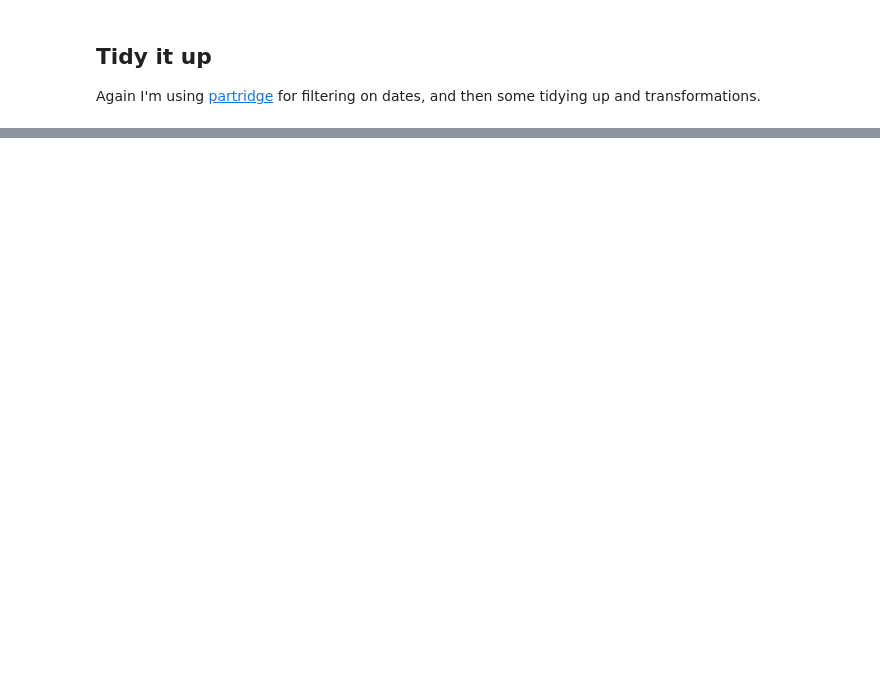
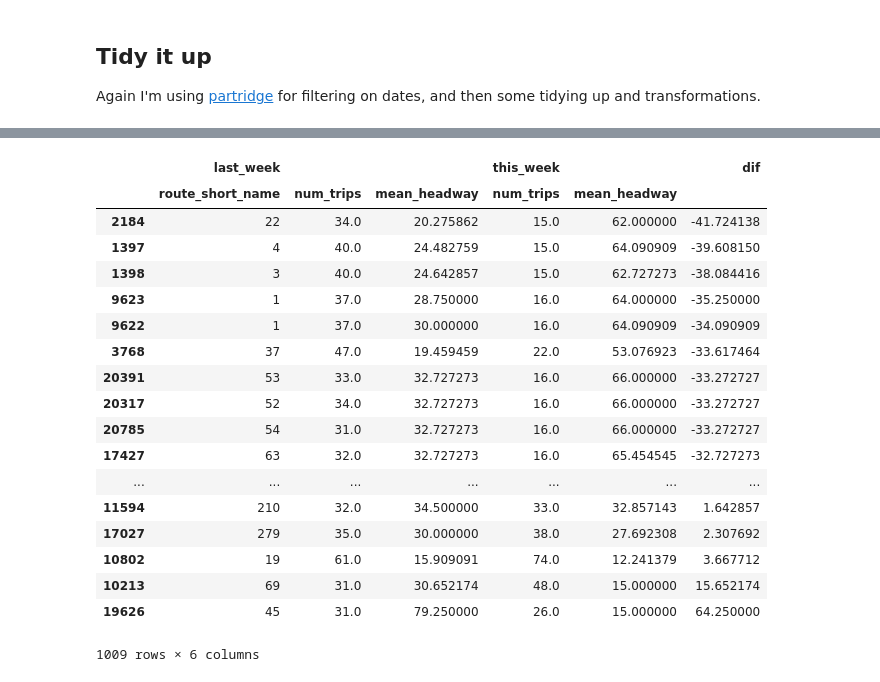
Before and after one commit to cjer/open-bus-explore, a Jupyter notebook: openbus_5_changes.ipynb, the cells around one changed output, grey strips where cells are left out. Saved outputs shown, nothing was run; the diff lists cells and outputs as text; code cells hidden in the pictures; blank space fills up the shorter version.

```diff
--- a/openbus_5_changes.ipynb
+++ b/openbus_5_changes.ipynb
@@ -376,0 +569,5 @@ See you soon when I test [GTFS best practices](http://gtfs.org/best-practices) o
+# %%
+# Add shape_dist_traveled column to stop times
+
+feed = feed.append_dist_to_stop_times(trip_stats)
+feed.stop_times.head().T
@@ -376,0 +584,9 @@ See you soon when I test [GTFS best practices](http://gtfs.org/best-practices) o
+# %%
+# Choose study dates
+
+#week = feed.get_first_week()
+#dates = [week[4], week[6]]  # First Friday and Sunday
+dates = ['20180502', '20180503']
+# %%
+route_stats = feed.compute_route_stats(trip_stats, dates )
+route_stats.head().T
@@ -376,0 +611,6 @@ See you soon when I test [GTFS best practices](http://gtfs.org/best-practices) o
+# %%
+feed_lw = gt.read_gtfs(LOCAL_ZIP_PATH3, dist_units='m')
+trip_stats_lw = feed_lw.compute_trip_stats()
+dates_lw = ['20180425', '20180426']
+route_stats_lw = feed_lw.compute_route_stats(trip_stats_lw, dates_lw )
+route_stats_lw.head()
@@ -376,0 +625,27 @@ See you soon when I test [GTFS best practices](http://gtfs.org/best-practices) o
+# %%
+(pd.concat((route_stats_lw[(route_stats_lw.date=='20180426') & (route_stats_lw.num_trips>30)].set_index('route_id')[['route_short_name', 'num_trips', 'mean_headway']],
+route_stats[route_stats.date=='20180503'].set_index('route_id')[['num_trips', 'mean_headway']]), axis=1, keys=['last_week', 'this_week'])
+ .dropna()
+ .assign(dif = lambda x: x.iloc[:,2] - x.iloc[:, 4])
+ .sort_values(by=[('dif')], ascending=True)
+)
+# %% [output]
+|  | last_week |  |  | this_week |  | dif |
+|  | route_short_name | num_trips | mean_headway | num_trips | mean_headway |  |
+| 2184 | 22 | 34.0 | 20.275862 | 15.0 | 62.000000 | -41.724138 |
+| 1397 | 4 | 40.0 | 24.482759 | 15.0 | 64.090909 | -39.608150 |
+| 1398 | 3 | 40.0 | 24.642857 | 15.0 | 62.727273 | -38.084416 |
+| 9623 | 1 | 37.0 | 28.750000 | 16.0 | 64.000000 | -35.250000 |
+| 9622 | 1 | 37.0 | 30.000000 | 16.0 | 64.090909 | -34.090909 |
+| 3768 | 37 | 47.0 | 19.459459 | 22.0 | 53.076923 | -33.617464 |
+| 20391 | 53 | 33.0 | 32.727273 | 16.0 | 66.000000 | -33.272727 |
+| 20317 | 52 | 34.0 | 32.727273 | 16.0 | 66.000000 | -33.272727 |
+| 20785 | 54 | 31.0 | 32.727273 | 16.0 | 66.000000 | -33.272727 |
+| 17427 | 63 | 32.0 | 32.727273 | 16.0 | 65.454545 | -32.727273 |
+| ... | ... | ... | ... | ... | ... | ... |
+| 11594 | 210 | 32.0 | 34.500000 | 33.0 | 32.857143 | 1.642857 |
+| 17027 | 279 | 35.0 | 30.000000 | 38.0 | 27.692308 | 2.307692 |
+| 10802 | 19 | 61.0 | 15.909091 | 74.0 | 12.241379 | 3.667712 |
+| 10213 | 69 | 31.0 | 30.652174 | 48.0 | 15.000000 | 15.652174 |
+| 19626 | 45 | 31.0 | 79.250000 | 26.0 | 15.000000 | 64.250000 |
+1009 rows × 6 columns
```
Also changed, not shown: parts of 92 cells of this notebook, 1 other file.
